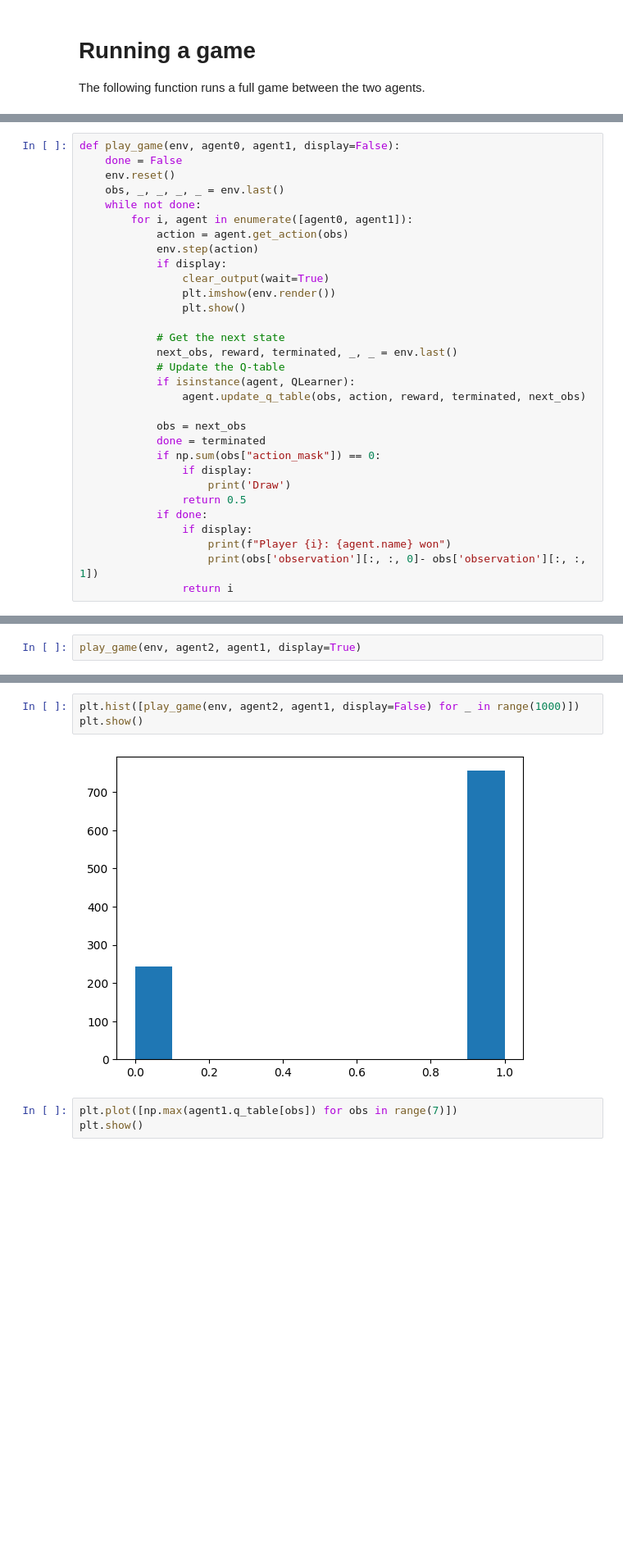
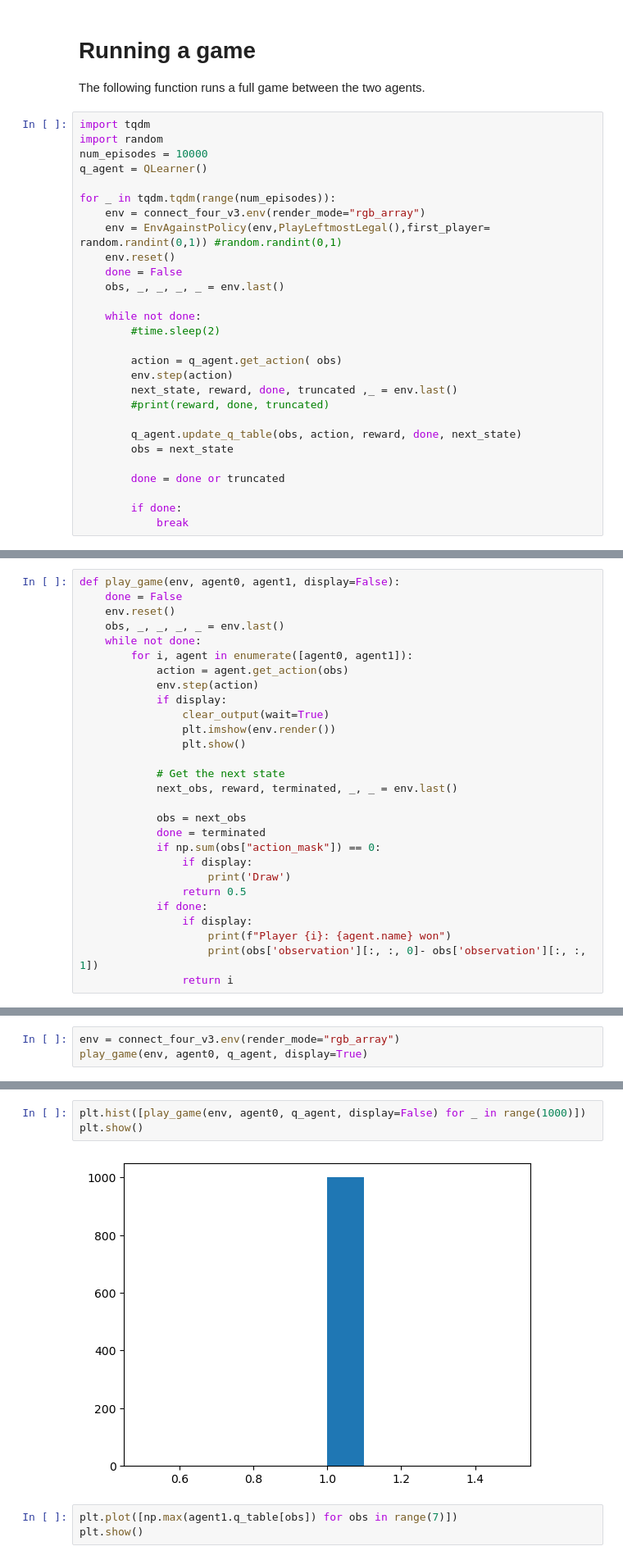
Before and after one commit to hamdilyes/RL, a Jupyter notebook: Project/project_starter_ily.ipynb, the cells around one changed output, grey strips where cells are left out. Shown at 82% size. Saved outputs shown, nothing was run; the diff lists cells and outputs as text; blank space fills up the shorter version.

```diff
--- a/Project/project_starter_ily.ipynb
+++ b/Project/project_starter_ily.ipynb
@@ -138,3 +138,31 @@ class QLearner():
 
 
 The following function runs a full game between the two agents.
+# %%
+import tqdm
+import random
+num_episodes = 10000
+q_agent = QLearner()
+
+for _ in tqdm.tqdm(range(num_episodes)):
+    env = connect_four_v3.env(render_mode="rgb_array")
+    env = EnvAgainstPolicy(env,PlayLeftmostLegal(),first_player= random.randint(0,1)) #random.randint(0,1)
+    env.reset()
+    done = False
+    obs, _, _, _, _ = env.last()
+
+    while not done:
+        #time.sleep(2)
+
+        action = q_agent.get_action( obs)
+        env.step(action)
+        next_state, reward, done, truncated ,_ = env.last()
+        #print(reward, done, truncated)
+
+        q_agent.update_q_table(obs, action, reward, done, next_state)
+        obs = next_state
+
+        done = done or truncated
+
+        if done:
+            break
@@ -154,9 +189,6 @@ def play_game(env, agent0, agent1, display=False):
 
             # Get the next state
             next_obs, reward, terminated, _, _ = env.last()
-            # Update the Q-table
-            if isinstance(agent, QLearner):
-                agent.update_q_table(obs, action, reward, terminated, next_obs)
 
             obs = next_obs
             done = terminated
@@ -175,4 +207,5 @@ agent1 = QLearner()
 agent2 = RandomPlayer()
 # %%
-play_game(env, agent2, agent1, display=True)
+env = connect_four_v3.env(render_mode="rgb_array")
+play_game(env, agent0, q_agent, display=True)
 # %% [output]
@@ -191,10 +224,10 @@ plt.show()
 # %% [output]
 [figure]
 # %%
-plt.hist([play_game(env, agent2, agent1, display=False) for _ in range(1000)])
+plt.hist([play_game(env, agent0, q_agent, display=False) for _ in range(1000)])
 plt.show()
 # %% [output]
-[figure, old version]
+[figure, new version]
 # %%
 plt.plot([np.max(agent1.q_table[obs]) for obs in range(7)])
 plt.show()
```
Also changed, not shown: parts of 4 cells of this notebook.
